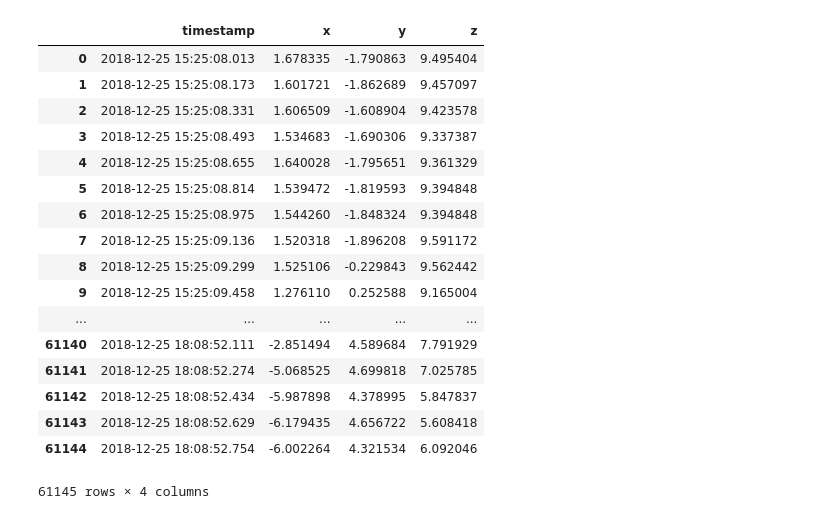
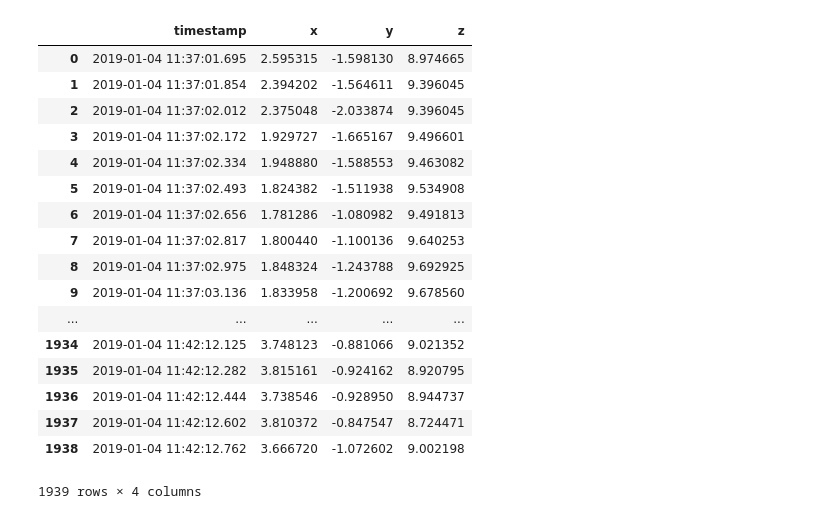
Before and after one commit to indykorpong/activity_classifier, a Jupyter notebook: testrun.ipynb, the cells around one changed output. Drawn from its saved outputs; the diff is of its cells as text; code cells hidden in the pictures.

```diff
--- a/testrun.ipynb
+++ b/testrun.ipynb
@@ -68,45 +68,49 @@ def equation_bai(X_i):
 std_i_bar = [0.00349329,0.00465817,0.00543154]
 std_i_bar = np.array(std_i_bar)
 # %%
-rec_date = '2018-12-25'
-start_time = '15:25:08'
-end_time = '18:08:53'
+rec_date = '2019-01-04'
+start_time = '11:37:01'
+end_time = '11:42:13'
+
+# rec_date = '2016-01-01'
+# start_time = '07:42:14'
+# end_time = '07:47:01'
 
 # rec_date = '2018-12-19'
 # start_time = '16:17:05'
 # end_time = '16:21:55'
 # %%
-filepath = 'SmartwatchData/raw_data/log_acc_25-12-18_RH.csv'
+filepath = 'SmartwatchData/raw_data/log_acc_ped.csv'
 df = pd.read_csv(filepath)
 filtered = [i for i in df['timestamp'] if i[:10]==rec_date and calc_sec(i[11:])>calc_sec(start_time)
             and calc_sec(i[11:])<calc_sec(end_time)]
 
 df_filt = df[df['timestamp'].isin(filtered)]
 df_filt = df_filt.reset_index(drop=True)
 
 cols = ['timestamp','x','y','z']
 df_filt = df_filt[cols]
 
 df_filt
 # %% [output]
 |  | timestamp | x | y | z |
-| 0 | 2018-12-25 15:25:08.013 | 1.678335 | -1.790863 | 9.495404 |
-| 1 | 2018-12-25 15:25:08.173 | 1.601721 | -1.862689 | 9.457097 |
-| 2 | 2018-12-25 15:25:08.331 | 1.606509 | -1.608904 | 9.423578 |
-| 3 | 2018-12-25 15:25:08.493 | 1.534683 | -1.690306 | 9.337387 |
-| 4 | 2018-12-25 15:25:08.655 | 1.640028 | -1.795651 | 9.361329 |
-| 5 | 2018-12-25 15:25:08.814 | 1.539472 | -1.819593 | 9.394848 |
-| 6 | 2018-12-25 15:25:08.975 | 1.544260 | -1.848324 | 9.394848 |
-| 7 | 2018-12-25 15:25:09.136 | 1.520318 | -1.896208 | 9.591172 |
-| 8 | 2018-12-25 15:25:09.299 | 1.525106 | -0.229843 | 9.562442 |
-| 9 | 2018-12-25 15:25:09.458 | 1.276110 | 0.252588 | 9.165004 |
+| 0 | 2019-01-04 11:37:01.695 | 2.595315 | -1.598130 | 8.974665 |
+| 1 | 2019-01-04 11:37:01.854 | 2.394202 | -1.564611 | 9.396045 |
+| 2 | 2019-01-04 11:37:02.012 | 2.375048 | -2.033874 | 9.396045 |
+| 3 | 2019-01-04 11:37:02.172 | 1.929727 | -1.665167 | 9.496601 |
+| 4 | 2019-01-04 11:37:02.334 | 1.948880 | -1.588553 | 9.463082 |
+| 5 | 2019-01-04 11:37:02.493 | 1.824382 | -1.511938 | 9.534908 |
+| 6 | 2019-01-04 11:37:02.656 | 1.781286 | -1.080982 | 9.491813 |
+| 7 | 2019-01-04 11:37:02.817 | 1.800440 | -1.100136 | 9.640253 |
+| 8 | 2019-01-04 11:37:02.975 | 1.848324 | -1.243788 | 9.692925 |
+| 9 | 2019-01-04 11:37:03.136 | 1.833958 | -1.200692 | 9.678560 |
 | ... | ... | ... | ... | ... |
-| 61140 | 2018-12-25 18:08:52.111 | -2.851494 | 4.589684 | 7.791929 |
-| 61141 | 2018-12-25 18:08:52.274 | -5.068525 | 4.699818 | 7.025785 |
-| 61142 | 2018-12-25 18:08:52.434 | -5.987898 | 4.378995 | 5.847837 |
-| 61143 | 2018-12-25 18:08:52.629 | -6.179435 | 4.656722 | 5.608418 |
-| 61144 | 2018-12-25 18:08:52.754 | -6.002264 | 4.321534 | 6.092046 |
+| 1934 | 2019-01-04 11:42:12.125 | 3.748123 | -0.881066 | 9.021352 |
+| 1935 | 2019-01-04 11:42:12.282 | 3.815161 | -0.924162 | 8.920795 |
+| 1936 | 2019-01-04 11:42:12.444 | 3.738546 | -0.928950 | 8.944737 |
+| 1937 | 2019-01-04 11:42:12.602 | 3.810372 | -0.847547 | 8.724471 |
+| 1938 | 2019-01-04 11:42:12.762 | 3.666720 | -1.072602 | 9.002198 |
-61145 rows × 4 columns
+1939 rows × 4 columns
 # %%
 cols = df_filt.columns.tolist()
 
```
Also changed, not shown: parts of 16 cells of this notebook, 15 other files.
